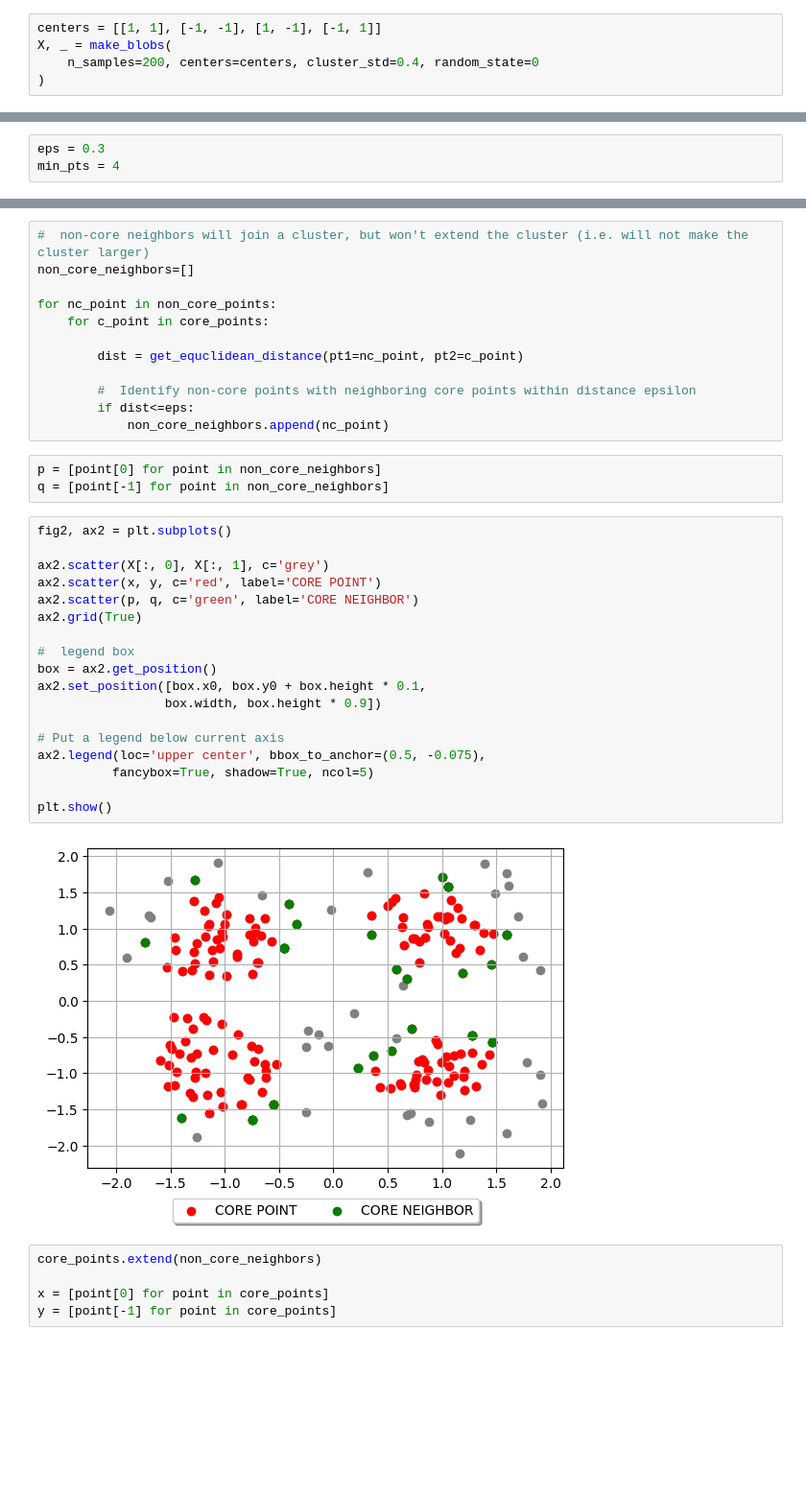
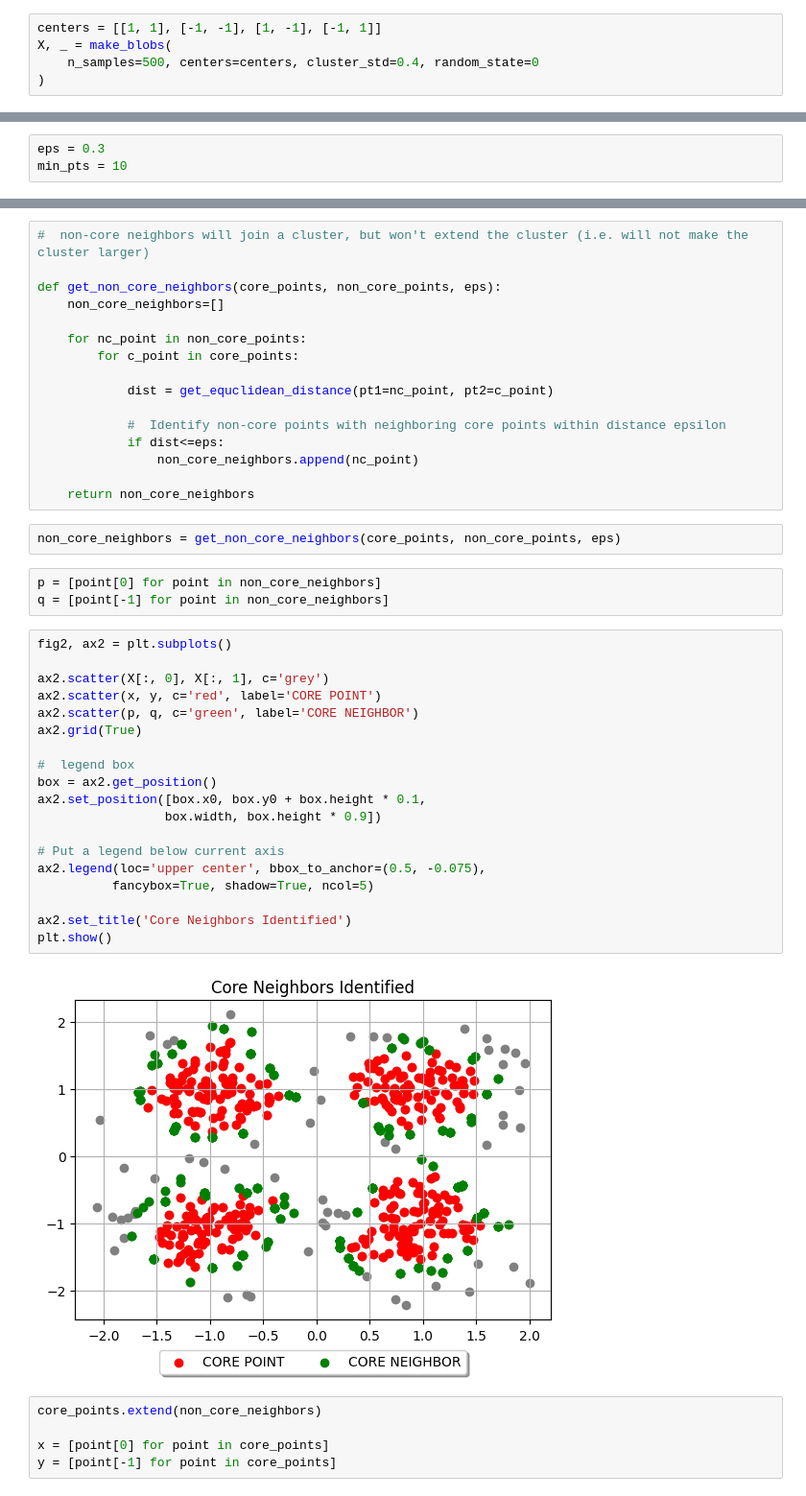
Before and after one commit to AndresDFlores/clustering_algorithms, a Jupyter notebook: density_based_clustering.ipynb, the cells around one changed output, grey strips where cells are left out. Shown at 96% size. Saved outputs shown, nothing was run; the diff lists cells and outputs as text; blank space fills up the shorter version.

```diff
--- a/density_based_clustering.ipynb
+++ b/density_based_clustering.ipynb
@@ -8,7 +15,7 @@ import matplotlib.pyplot as plt
 # %%
 centers = [[1, 1], [-1, -1], [1, -1], [-1, 1]]
 X, _ = make_blobs(
-    n_samples=200, centers=centers, cluster_std=0.4, random_state=0
+    n_samples=500, centers=centers, cluster_std=0.4, random_state=0
 )
 # %%
 fig0, ax0 = plt.subplots()
@@ -26,5 +34,5 @@ epsilon:  maximum distance between two points to be considered neighbors
 minPts:  minimum number of points required within neighborhood for a point to be considered a core point.
 # %%
 eps = 0.3
-min_pts = 4
+min_pts = 10
 # %%
@@ -108,39 +119,46 @@ def get_non_core_points(data_set, core_points):
 non_core_points = get_non_core_points(X, core_points)
 # %%
 #  non-core neighbors will join a cluster, but won't extend the cluster (i.e. will not make the cluster larger)
-non_core_neighbors=[]
 
-for nc_point in non_core_points:
-    for c_point in core_points:
+def get_non_core_neighbors(core_points, non_core_points, eps):
+    non_core_neighbors=[]
 
-        dist = get_equclidean_distance(pt1=nc_point, pt2=c_point)
+    for nc_point in non_core_points:
+        for c_point in core_points:
 
-        #  Identify non-core points with neighboring core points within distance epsilon
-        if dist<=eps:
-            non_core_neighbors.append(nc_point)
+            dist = get_equclidean_distance(pt1=nc_point, pt2=c_point)
+
+            #  Identify non-core points with neighboring core points within distance epsilon
+            if dist<=eps:
+                non_core_neighbors.append(nc_point)
+
+    return non_core_neighbors
+# %%
+non_core_neighbors = get_non_core_neighbors(core_points, non_core_points, eps)
 # %%
 p = [point[0] for point in non_core_neighbors]
 q = [point[-1] for point in non_core_neighbors]
 # %%
 fig2, ax2 = plt.subplots()
 
 ax2.scatter(X[:, 0], X[:, 1], c='grey')
 ax2.scatter(x, y, c='red', label='CORE POINT')
 ax2.scatter(p, q, c='green', label='CORE NEIGHBOR')
 ax2.grid(True)
 
 #  legend box
 box = ax2.get_position()
 ax2.set_position([box.x0, box.y0 + box.height * 0.1,
                  box.width, box.height * 0.9])
 
 # Put a legend below current axis
 ax2.legend(loc='upper center', bbox_to_anchor=(0.5, -0.075),
           fancybox=True, shadow=True, ncol=5)
 
+ax2.set_title('Core Neighbors Identified')
 plt.show()
 # %% [output]
-[figure, old version]
+[figure, new version]
 # %%
 core_points.extend(non_core_neighbors)
 
```
Also changed, not shown: parts of 35 cells of this notebook, 1 other file.
